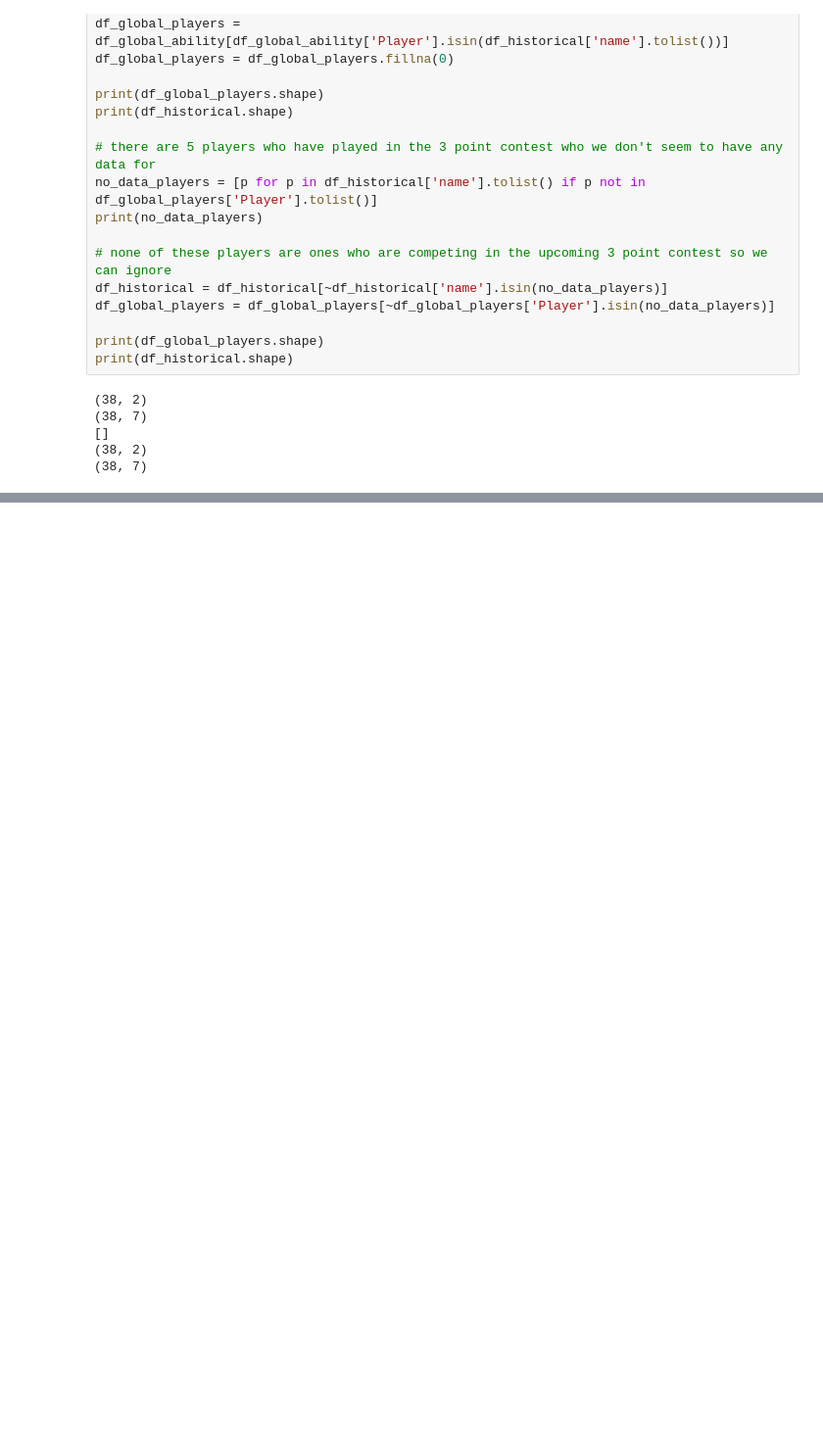
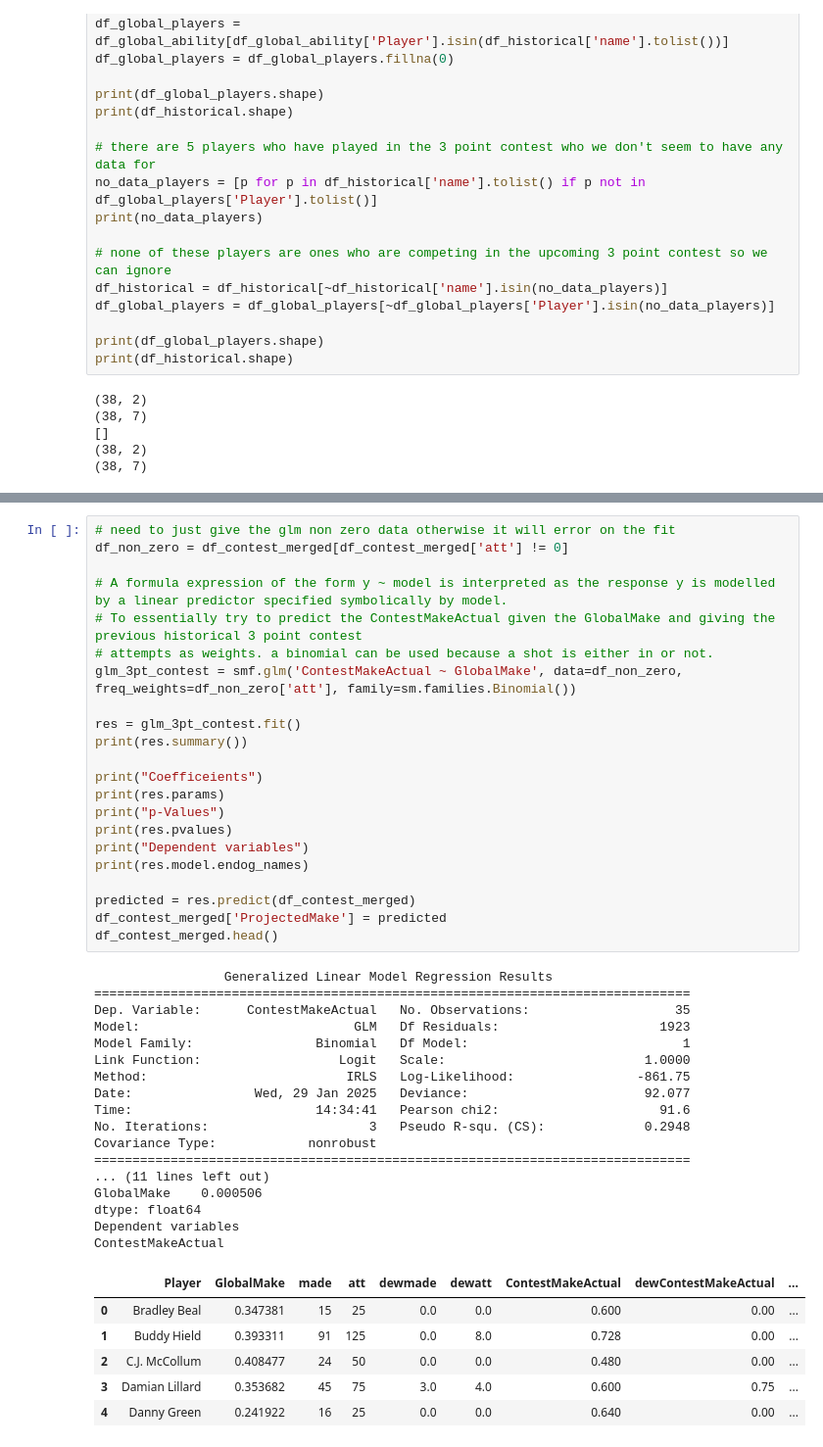
Before and after one commit to abhivir-42/prediction-challenge, a Jupyter notebook: modelling.ipynb, the cells around one changed output, grey strips where cells are left out. Shown: that part at 98% size. Drawn from its saved outputs; the diff is of its cells as text; blank space fills up the shorter version.

```diff
--- a/modelling.ipynb
+++ b/modelling.ipynb
@@ -163,0 +196,46 @@ print(df_historical.shape)
+# %%
+# need to just give the glm non zero data otherwise it will error on the fit
+df_non_zero = df_contest_merged[df_contest_merged['att'] != 0]
+
+# A formula expression of the form y ~ model is interpreted as the response y is modelled by a linear predictor specified symbolically by model.
+# To essentially try to predict the ContestMakeActual given the GlobalMake and giving the previous historical 3 point contest
+# attempts as weights. a binomial can be used because a shot is either in or not.
+glm_3pt_contest = smf.glm('ContestMakeActual ~ GlobalMake', data=df_non_zero, freq_weights=df_non_zero['att'], family=sm.families.Binomial())
+
+res = glm_3pt_contest.fit()
+print(res.summary())
+
+print("Coefficeients")
+print(res.params)
+print("p-Values")
+print(res.pvalues)
+print("Dependent variables")
+print(res.model.endog_names)
+
+predicted = res.predict(df_contest_merged)
+df_contest_merged['ProjectedMake'] = predicted
+df_contest_merged.head()
+# %% [output]
+                 Generalized Linear Model Regression Results
+==============================================================================
+Dep. Variable:      ContestMakeActual   No. Observations:                   35
+Model:                            GLM   Df Residuals:                     1923
+Model Family:                Binomial   Df Model:                            1
+Link Function:                  Logit   Scale:                          1.0000
+Method:                          IRLS   Log-Likelihood:                -861.75
+Date:                Wed, 29 Jan 2025   Deviance:                       92.077
+Time:                        14:34:41   Pearson chi2:                     91.6
+No. Iterations:                     3   Pseudo R-squ. (CS):             0.2948
+Covariance Type:            nonrobust
+==============================================================================
+... (11 lines left out)
+GlobalMake    0.000506
+dtype: float64
+Dependent variables
+ContestMakeActual
+|  | Player | GlobalMake | made | att | dewmade | dewatt | ContestMakeActual | dewContestMakeActual | ... |
+| 0 | Bradley Beal | 0.347381 | 15 | 25 | 0.0 | 0.0 | 0.600 | 0.00 | ... |
+| 1 | Buddy Hield | 0.393311 | 91 | 125 | 0.0 | 8.0 | 0.728 | 0.00 | ... |
+| 2 | C.J. McCollum | 0.408477 | 24 | 50 | 0.0 | 0.0 | 0.480 | 0.00 | ... |
+| 3 | Damian Lillard | 0.353682 | 45 | 75 | 3.0 | 4.0 | 0.600 | 0.75 | ... |
+| 4 | Danny Green | 0.241922 | 16 | 25 | 0.0 | 0.0 | 0.640 | 0.00 | ... |
```
Also changed, not shown: parts of 6 cells of this notebook, 2 other files.
